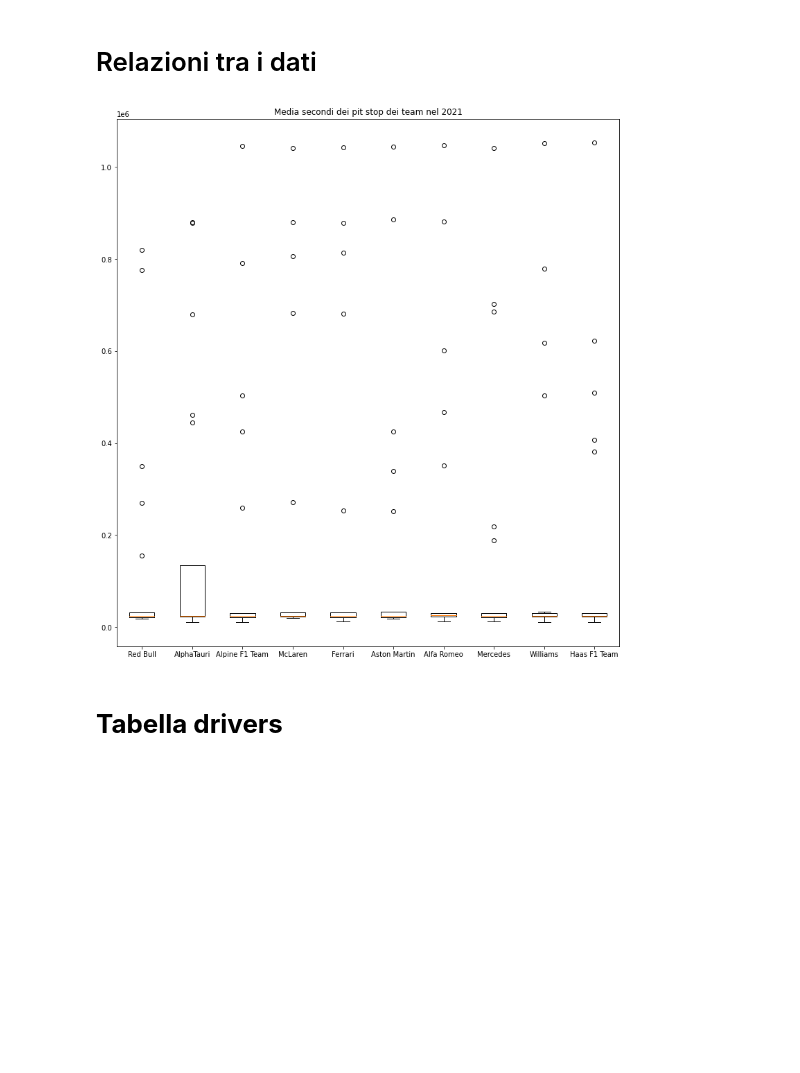
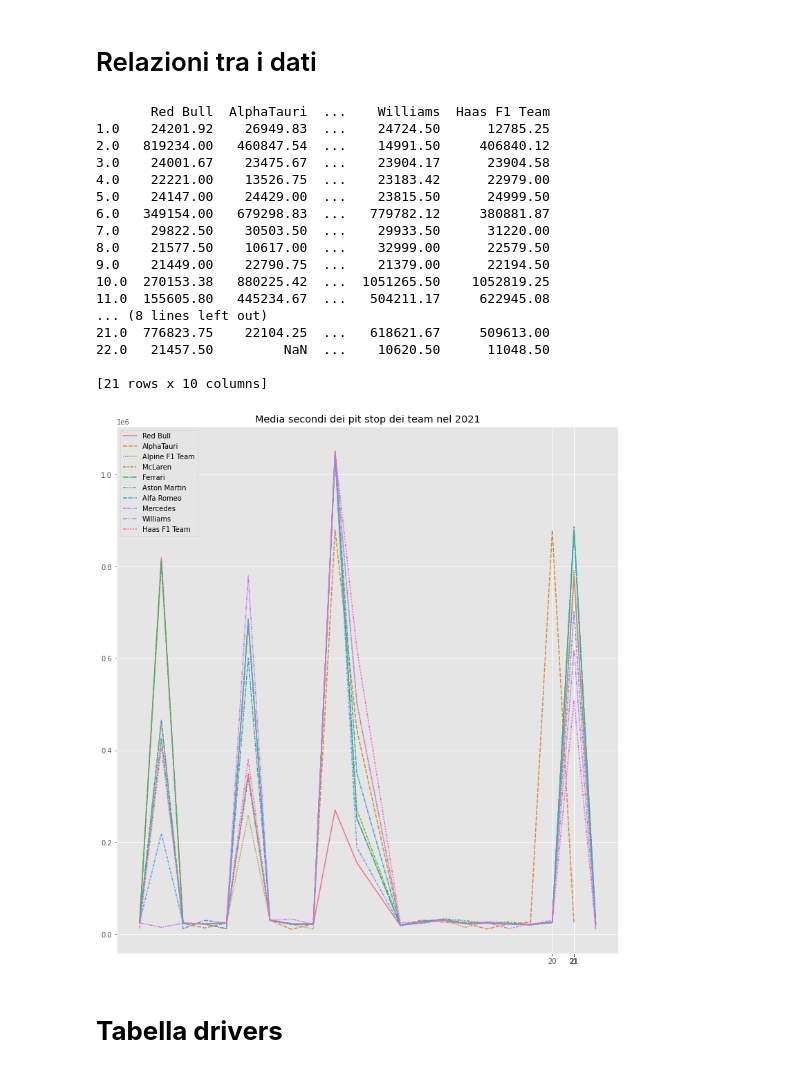
Before and after one commit to giorgio-angelo-esposito/F1WP, a Jupyter notebook: F1WP.ipynb, the cells around one changed output. Saved outputs shown, nothing was run; the diff lists cells and outputs as text; code cells hidden in the pictures; blank space fills up the shorter version.

Commit message:
Aggiornamento notebook
Completata data understanding.
Inseriti scatterplot e migliorati grafici già esistenti

```diff
--- a/F1WP.ipynb
+++ b/F1WP.ipynb
@@ -8,19 +8,19 @@ from matplotlib import pyplot as plt
 # %% [markdown]
 # **Import e lettura dei dati**
 # %%
-url_circuits = 'https://raw.githubusercontent.com/giorgio-angelo-esposito/F1WP/master/Dataset/circuits.csv?raw=true'
-url_constructor_results = 'https://raw.githubusercontent.com/giorgio-angelo-esposito/F1WP/master/Dataset/constructor_results.csv?raw=true'
-url_constructor_standings = 'https://raw.githubusercontent.com/giorgio-angelo-esposito/F1WP/master/Dataset/constructor_standings.csv?raw=true'
-url_constructors = 'https://raw.githubusercontent.com/giorgio-angelo-esposito/F1WP/master/Dataset/constructors.csv?raw=true'
-url_driver_standings = 'https://raw.githubusercontent.com/giorgio-angelo-esposito/F1WP/master/Dataset/driver_standings.csv?raw=true'
-url_drivers = 'https://raw.githubusercontent.com/giorgio-angelo-esposito/F1WP/master/Dataset/drivers.csv?raw=true'
-url_lap_times = 'https://raw.githubusercontent.com/giorgio-angelo-esposito/F1WP/master/Dataset/lap_times.csv?raw=true'
-url_pit_stops = 'https://raw.githubusercontent.com/giorgio-angelo-esposito/F1WP/master/Dataset/pit_stops.csv?raw=true'
-url_qualifying = 'https://raw.githubusercontent.com/giorgio-angelo-esposito/F1WP/master/Dataset/qualifying.csv?raw=true'
-url_races = 'https://raw.githubusercontent.com/giorgio-angelo-esposito/F1WP/master/Dataset/races.csv?raw=true'
-url_results = 'https://raw.githubusercontent.com/giorgio-angelo-esposito/F1WP/master/Dataset/results.csv?raw=true'
-url_seasons = 'https://raw.githubusercontent.com/giorgio-angelo-esposito/F1WP/master/Dataset/seasons.csv?raw=true'
-url_status = 'https://raw.githubusercontent.com/giorgio-angelo-esposito/F1WP/master/Dataset/status.csv?raw=true'
+url_circuits = 'https://raw.githubusercontent.com/giorgio-angelo-esposito/F1WP/master/Dataset/circuits.csv'
+url_constructor_results = 'https://raw.githubusercontent.com/giorgio-angelo-esposito/F1WP/master/Dataset/constructor_results.csv'
+url_constructor_standings = 'https://raw.githubusercontent.com/giorgio-angelo-esposito/F1WP/master/Dataset/constructor_standings.csv'
+url_constructors = 'https://raw.githubusercontent.com/giorgio-angelo-esposito/F1WP/master/Dataset/constructors.csv'
+url_driver_standings = 'https://raw.githubusercontent.com/giorgio-angelo-esposito/F1WP/master/Dataset/driver_standings.csv'
+url_drivers = 'https://raw.githubusercontent.com/giorgio-angelo-esposito/F1WP/master/Dataset/drivers.csv'
+url_lap_times = 'https://raw.githubusercontent.com/giorgio-angelo-esposito/F1WP/master/Dataset/lap_times.csv'
+url_pit_stops = 'https://raw.githubusercontent.com/giorgio-angelo-esposito/F1WP/master/Dataset/pit_stops.csv'
+url_qualifying = 'https://raw.githubusercontent.com/giorgio-angelo-esposito/F1WP/master/Dataset/qualifying.csv'
+url_races = 'https://raw.githubusercontent.com/giorgio-angelo-esposito/F1WP/master/Dataset/races.csv'
+url_results = 'https://raw.githubusercontent.com/giorgio-angelo-esposito/F1WP/master/Dataset/results.csv'
+url_seasons = 'https://raw.githubusercontent.com/giorgio-angelo-esposito/F1WP/master/Dataset/seasons.csv'
+url_status = 'https://raw.githubusercontent.com/giorgio-angelo-esposito/F1WP/master/Dataset/status.csv'
 
 circuits = pd.read_csv(url_circuits)
 constructor_results = pd.read_csv(url_constructor_results)
@@ -763,7 +820,7 @@ def calcola_media(team,df):
   medie_team_campionato = []
   #prendiamo solo i dati relativi a quel team
   df = df.loc[df['name'] == team]
-
+  actual_round = 1
   for round in df['round'].unique(): #per ogni gara
     #il numero di pit stop di un pilota per gara
     n_stop = 0
@@ -812,35 +869,62 @@ pit_stop_mean.drop(columns=['duration','time_y'],inplace=True)
 #rinominiamo le colonne
 pit_stop_mean.rename({'milliseconds':'seconds'},axis = 1, inplace=True)
 #unione di pit_stop_mean e results per ottenere il constructorId
 pit_stop_mean = pd.merge(pit_stop_mean,results,on=['raceId','driverId'])
 #eliminazione di colonne inutili
 pit_stop_mean.drop(columns=['resultId', 'number', 'grid', 'position','positionText', 'positionOrder', 'points', 'laps', 'time','milliseconds', 'fastestLap', 'rank', 'fastestLapTime','fastestLapSpeed', 'statusId'],inplace=True)
 #ordiniamo i valori per numero di gara e giro in cui i piloti hanno effettuato il pit stop
 pit_stop_mean.sort_values(['round','lap'],inplace=True)
 #unione di pit_stop_mean e constructor per ottenere il nome del team
 pit_stop_mean = pd.merge(pit_stop_mean,constructors,on='constructorId')
 #eliminazione di colonne inutili
 pit_stop_mean.drop(columns=['constructorId','constructorRef','nationality','url'],inplace=True)
 #lista dove salveremo i risultati della funzione calcola_media
 lista = []
+x = 0
 #otteniamo i nomi dei team
 insieme_team =  pit_stop_mean['name'].unique()
+round = pit_stop_mean['round'].unique()
 #per ogni team calcoliamo il tempo medio dei pit stop pe ogni gara
 for team in pit_stop_mean['name'].unique():
   lista.append(calcola_media(team,pit_stop_mean))
 
+
+mean = pd.DataFrame(lista,insieme_team,round)
+mean = mean.T
+mean = mean.round(2)
+print(mean)
 #settiamo la dimensione del grafico
 plt.figure(figsize=(13,14))
+
 #disegniamo il grafico
-plt.boxplot(lista,labels=insieme_team)
+sns.lineplot(data=mean)
+
+plt.xticks(mean.count())
 #inseriamo titolo
 plt.title('Media secondi dei pit stop dei team nel 2021')
 #salviamo il grafico
 plt.savefig('media_pit_stop_2021',dpi=300)
 #mostriamo il grafico
 plt.show()
 # %% [output]
+       Red Bull  AlphaTauri  ...    Williams  Haas F1 Team
+1.0    24201.92    26949.83  ...    24724.50      12785.25
+2.0   819234.00   460847.54  ...    14991.50     406840.12
+3.0    24001.67    23475.67  ...    23904.17      23904.58
+4.0    22221.00    13526.75  ...    23183.42      22979.00
+5.0    24147.00    24429.00  ...    23815.50      24999.50
+6.0   349154.00   679298.83  ...   779782.12     380881.87
+7.0    29822.50    30503.50  ...    29933.50      31220.00
+8.0    21577.50    10617.00  ...    32999.00      22579.50
+9.0    21449.00    22790.75  ...    21379.00      22194.50
+10.0  270153.38   880225.42  ...  1051265.50    1052819.25
+11.0  155605.80   445234.67  ...   504211.17     622945.08
+... (8 lines left out)
+21.0  776823.75    22104.25  ...   618621.67     509613.00
+22.0   21457.50         NaN  ...    10620.50      11048.50
+
+[21 rows x 10 columns]
-[figure, old version]
+[figure, new version]
 # %% [markdown]
 # **Tabella drivers**
 # %% [markdown]
```
Also changed, not shown: parts of 7 cells of this notebook.
